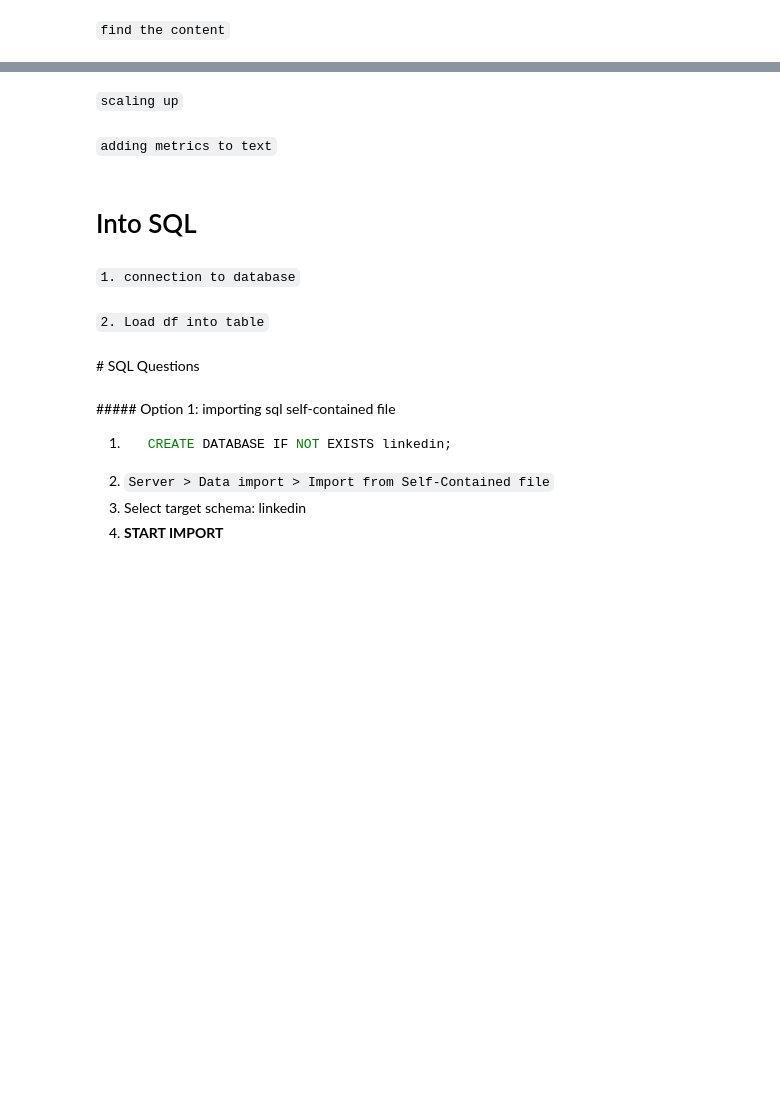
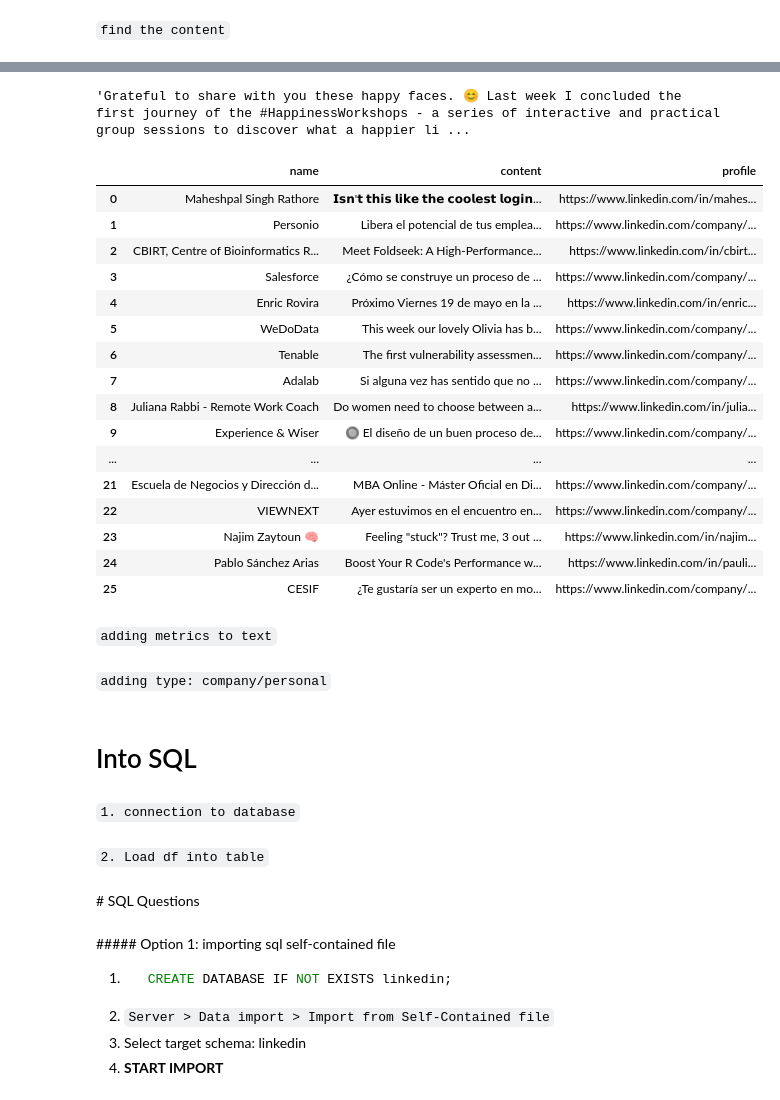
Before and after one commit to Ironhack-data-bcn-feb-2023/lectures, a Jupyter notebook: 34. Selenium.ipynb, the cells around one changed output, grey strips where cells are left out. Cells and saved outputs as stored; diff of their text form; code cells hidden in the pictures; blank space fills up the shorter version.

```diff
--- a/34. Selenium.ipynb
+++ b/34. Selenium.ipynb
@@ -296,0 +197,3 @@ df.iloc[4]["content"]
+# %%
+profile = posts[0].find("a", {"class": "app-aware-link update-components-actor__container-link relative display-flex flex-grow-1"}).get("href")
+profile
@@ -301,2 +204,14 @@ df.iloc[4]["content"]
-# %% [markdown]
-`scaling up`
+# %%
+content = posts[0].find_all("span", {"dir":"ltr"})[1].text
+content
+# %% [output]
+'Grateful to share with you these happy faces. 😊 Last week I concluded the first journey of the #HappinessWorkshops - a series of interactive and practical group sessions to discover what a happier li ...
+# %%
+def extract_info_from_post (post):
+    name = post.find_all("span", attrs={"dir":"ltr"})[0].text
+    content = post.find_all("span", {"dir":"ltr"})[1].text
+    profile = post.find("a", {"class": "app-aware-link update-components-actor__container-link relative display-flex flex-grow-1"}).get("href")
+
+
+    new_dict = {"name": name, "content": content, "profile": profile}
+    return new_dict
@@ -303,2 +220,40 @@ df.iloc[4]["content"]
+# %%
+def build_df_from (html):
+
+    soup = BeautifulSoup(html, "html.parser")
+    feed = soup.find("div", {"class":"scaffold-finite-scroll__content"})
+
+    new_list = []
+
+    for post in feed:
+        try:
+            result = extract_info_from_post(post)
+            if result not in new_list:
+                new_list.append(result)
+        except:
+            pass
+
+    return pd.DataFrame(new_list)
+# %%
+df = build_df_from (html)
+df
+# %% [output]
+|  | name | content | profile |
+| 0 | Maheshpal Singh Rathore | 𝗜𝘀𝗻'𝘁 𝘁𝗵𝗶𝘀 𝗹𝗶𝗸𝗲 𝘁𝗵𝗲 𝗰𝗼𝗼𝗹𝗲𝘀𝘁 𝗹𝗼𝗴𝗶𝗻... | https://www.linkedin.com/in/mahes... |
+| 1 | Personio | Libera el potencial de tus emplea... | https://www.linkedin.com/company/... |
+| 2 | CBIRT, Centre of Bioinformatics R... | Meet Foldseek: A High-Performance... | https://www.linkedin.com/in/cbirt... |
+| 3 | Salesforce | ¿Cómo se construye un proceso de ... | https://www.linkedin.com/company/... |
+| 4 | Enric Rovira | Próximo Viernes 19 de mayo en la ... | https://www.linkedin.com/in/enric... |
+| 5 | WeDoData | This week our lovely Olivia has b... | https://www.linkedin.com/company/... |
+| 6 | Tenable | The first vulnerability assessmen... | https://www.linkedin.com/company/... |
+| 7 | Adalab | Si alguna vez has sentido que no ... | https://www.linkedin.com/company/... |
+| 8 | Juliana Rabbi - Remote Work Coach | Do women need to choose between a... | https://www.linkedin.com/in/julia... |
+| 9 | Experience & Wiser | 🔘 El diseño de un buen proceso de... | https://www.linkedin.com/company/... |
+| ... | ... | ... | ... |
+| 21 | Escuela de Negocios y Dirección d... | MBA Online - Máster Oficial en Di... | https://www.linkedin.com/company/... |
+| 22 | VIEWNEXT | Ayer estuvimos en el encuentro en... | https://www.linkedin.com/company/... |
+| 23 | Najim Zaytoun 🧠 | Feeling "stuck"? Trust me, 3 out ... | https://www.linkedin.com/in/najim... |
+| 24 | Pablo Sánchez Arias | Boost Your R Code's Performance w... | https://www.linkedin.com/in/pauli... |
+| 25 | CESIF | ¿Te gustaría ser un experto en mo... | https://www.linkedin.com/company/... |
 # %% [markdown]
 `adding metrics to text`
@@ -305,3 +262,5 @@ df.iloc[4]["content"]
+# %% [markdown]
+`adding type: company/personal`
 # %% [markdown]
 # Into SQL
 # %% [markdown]
```
Also changed, not shown: parts of 54 cells of this notebook, 34 other files.
